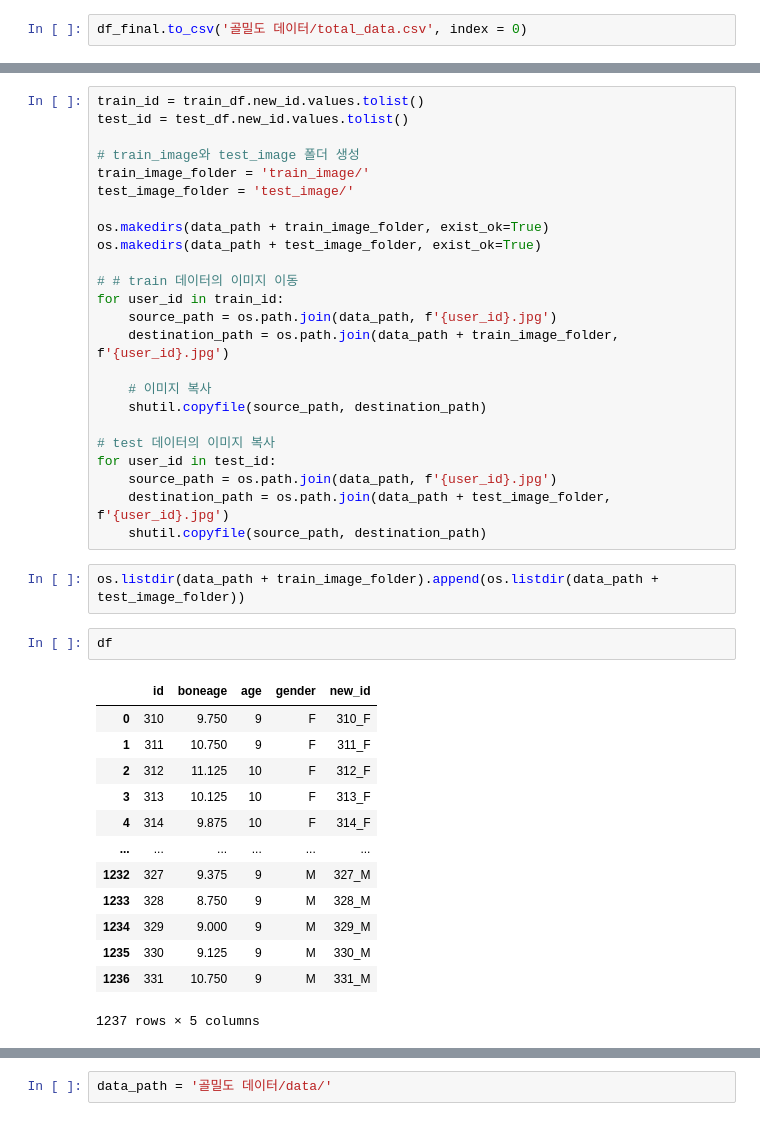
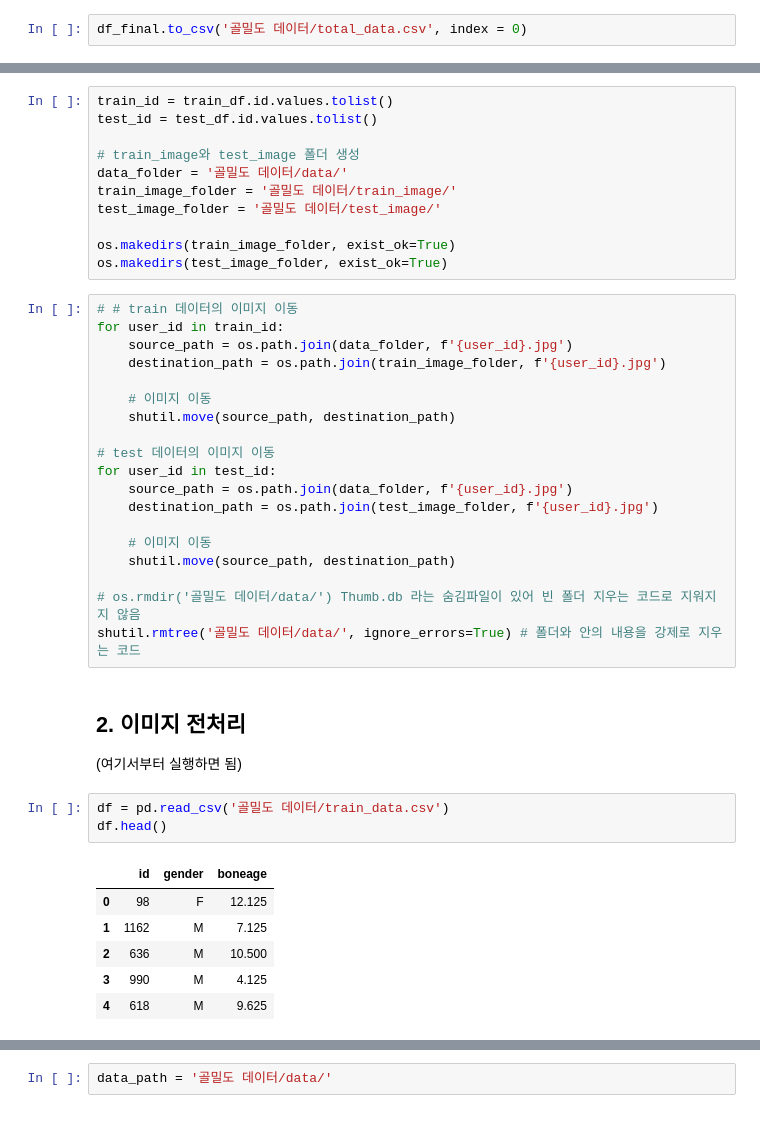
Before and after one commit to Junoflows/BoneAge_Project, a Jupyter notebook: practice.ipynb, the cells around one changed output, grey strips where cells are left out. Cells and saved outputs as stored; diff of their text form.

```diff
--- a/practice.ipynb
+++ b/practice.ipynb
@@ -135,45 +137,46 @@ test_df.to_csv('./골밀도 데이터/data/test_data.csv', index = 0)
+# %%
+train_id = train_df.id.values.tolist()
+test_id = test_df.id.values.tolist()
+
+# train_image와 test_image 폴더 생성
+data_folder = '골밀도 데이터/data/'
+train_image_folder = '골밀도 데이터/train_image/'
+test_image_folder = '골밀도 데이터/test_image/'
+
+os.makedirs(train_image_folder, exist_ok=True)
+os.makedirs(test_image_folder, exist_ok=True)
 # %%
-train_id = train_df.new_id.values.tolist()
-test_id = test_df.new_id.values.tolist()
-
-# train_image와 test_image 폴더 생성
-train_image_folder = 'train_image/'
-test_image_folder = 'test_image/'
-
-os.makedirs(data_path + train_image_folder, exist_ok=True)
-os.makedirs(data_path + test_image_folder, exist_ok=True)
-
 # # train 데이터의 이미지 이동
 for user_id in train_id:
-    source_path = os.path.join(data_path, f'{user_id}.jpg')
-    destination_path = os.path.join(data_path + train_image_folder, f'{user_id}.jpg')
+    source_path = os.path.join(data_folder, f'{user_id}.jpg')
+    destination_path = os.path.join(train_image_folder, f'{user_id}.jpg')
 
-    # 이미지 복사
-    shutil.copyfile(source_path, destination_path)
+    # 이미지 이동
+    shutil.move(source_path, destination_path)
 
-# test 데이터의 이미지 복사
+# test 데이터의 이미지 이동
 for user_id in test_id:
-    source_path = os.path.join(data_path, f'{user_id}.jpg')
-    destination_path = os.path.join(data_path + test_image_folder, f'{user_id}.jpg')
-    shutil.copyfile(source_path, destination_path)
+    source_path = os.path.join(data_folder, f'{user_id}.jpg')
+    destination_path = os.path.join(test_image_folder, f'{user_id}.jpg')
+
+    # 이미지 이동
+    shutil.move(source_path, destination_path)
+
+# os.rmdir('골밀도 데이터/data/') Thumb.db 라는 숨김파일이 있어 빈 폴더 지우는 코드로 지워지지 않음
+shutil.rmtree('골밀도 데이터/data/', ignore_errors=True) # 폴더와 안의 내용을 강제로 지우는 코드
-# %%
-os.listdir(data_path + train_image_folder).append(os.listdir(data_path + test_image_folder))
-# %%
-df
-# %% [output]
-|  | id | boneage | age | gender | new_id |
-| 0 | 310 | 9.750 | 9 | F | 310_F |
-| 1 | 311 | 10.750 | 9 | F | 311_F |
-| 2 | 312 | 11.125 | 10 | F | 312_F |
-| 3 | 313 | 10.125 | 10 | F | 313_F |
-| 4 | 314 | 9.875 | 10 | F | 314_F |
-| ... | ... | ... | ... | ... | ... |
-| 1232 | 327 | 9.375 | 9 | M | 327_M |
-| 1233 | 328 | 8.750 | 9 | M | 328_M |
-| 1234 | 329 | 9.000 | 9 | M | 329_M |
-| 1235 | 330 | 9.125 | 9 | M | 330_M |
-| 1236 | 331 | 10.750 | 9 | M | 331_M |
-1237 rows × 5 columns
+# %% [markdown]
+## 2. 이미지 전처리
+(여기서부터 실행하면 됨)
+# %%
+df = pd.read_csv('골밀도 데이터/train_data.csv')
+df.head()
+# %% [output]
+|  | id | gender | boneage |
+| 0 | 98 | F | 12.125 |
+| 1 | 1162 | M | 7.125 |
+| 2 | 636 | M | 10.500 |
+| 3 | 990 | M | 4.125 |
+| 4 | 618 | M | 9.625 |
 # %%
 import matplotlib.image as mping
 fig, axes = plt.subplots(2,2, figsize = (10, 10))
```
Also changed, not shown: parts of 6 cells of this notebook.
